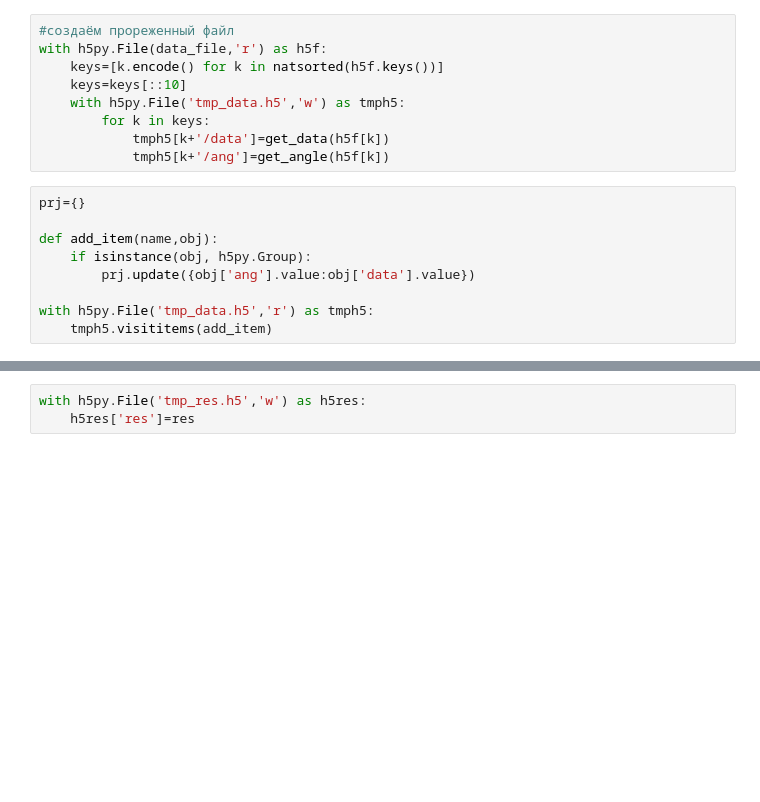
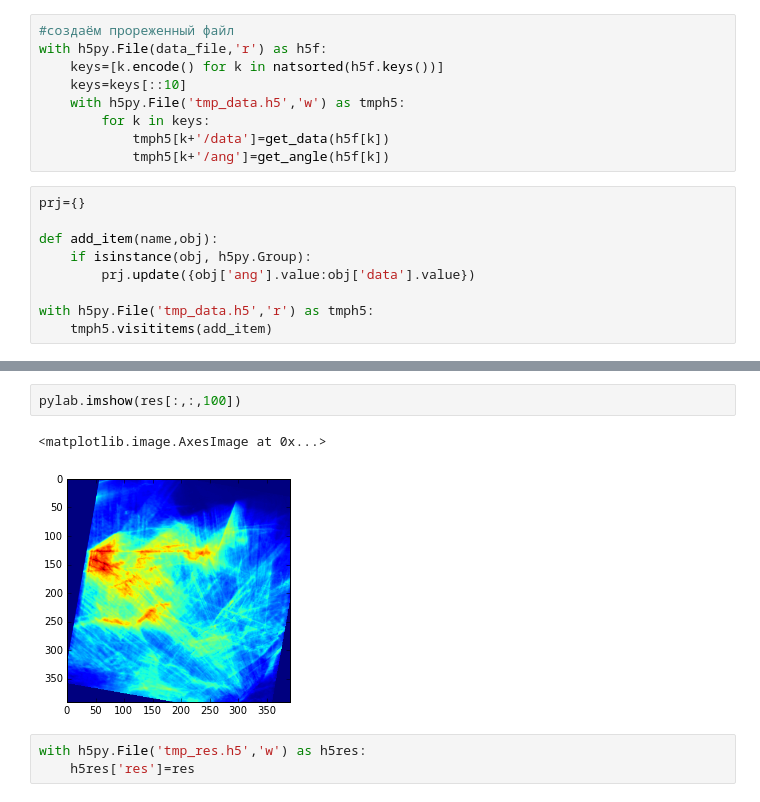
Before and after one commit to buzmakov/fastlib, a Jupyter notebook: code_experiments/topotomo.ipynb, the cells around one changed output, grey strips where cells are left out. Cells and saved outputs as stored; diff of their text form; blank space fills up the shorter version.

```diff
--- a/code_experiments/topotomo.ipynb
+++ b/code_experiments/topotomo.ipynb
@@ -99,3 +121,8 @@ res=topo_tomo(prj)
+# %%
+pylab.imshow(res[:,:,100])
+# %% [output]
+<matplotlib.image.AxesImage at 0x...>
+[figure, added]
 # %%
 with h5py.File('tmp_res.h5','w') as h5res:
     h5res['res']=res
```
Also changed, not shown: parts of 11 cells of this notebook.
